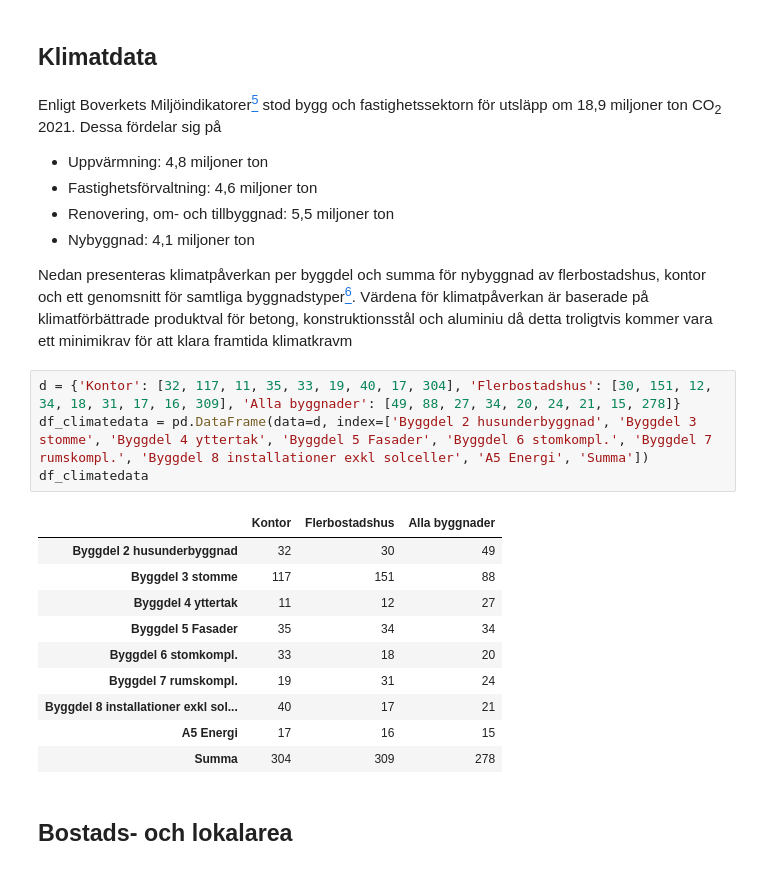
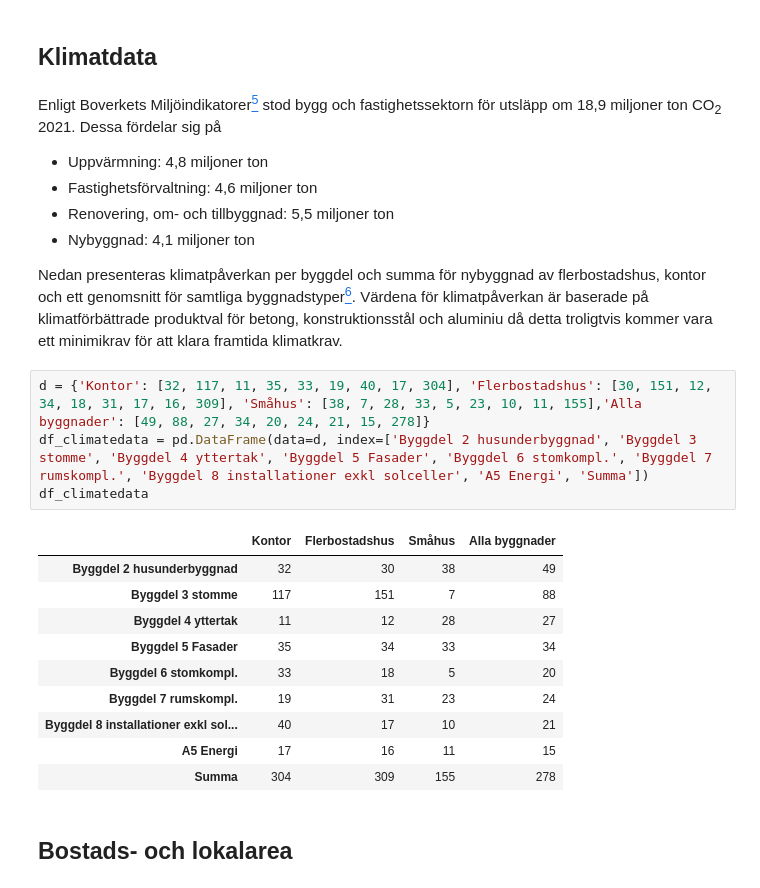
Before and after one commit to handmadethings/climate-impact-real-estate-se, a Jupyter notebook: climate-impact-re-se.ipynb, the cells around one changed output. Drawn from its saved outputs; the diff is of its cells as text.

Commit message:
La till småhus, fixade stavfel

```diff
--- a/climate-impact-re-se.ipynb
+++ b/climate-impact-re-se.ipynb
@@ -74,22 +74,22 @@ Enligt Boverkets Miljöindikatorer[<sup>5</sup>](#fn5) stod bygg och fastighetss
 * Nybyggnad: 4,1 miljoner ton
 
 Nedan presenteras klimatpåverkan per byggdel och summa för nybyggnad av flerbostadshus, kontor och ett genomsnitt för samtliga byggnadstyper[<sup>6</sup>](#fn6). Värdena för klimatpåverkan är baserade på klimatförbättrade produktval för betong,
-konstruktionsstål och aluminiu då detta troligtvis kommer vara ett minimikrav för att klara framtida klimatkravm
+konstruktionsstål och aluminiu då detta troligtvis kommer vara ett minimikrav för att klara framtida klimatkrav.
 # %%
-d = {'Kontor': [32, 117, 11, 35, 33, 19, 40, 17, 304], 'Flerbostadshus': [30, 151, 12, 34, 18, 31, 17, 16, 309], 'Alla byggnader': [49, 88, 27, 34, 20, 24, 21, 15, 278]}
+d = {'Kontor': [32, 117, 11, 35, 33, 19, 40, 17, 304], 'Flerbostadshus': [30, 151, 12, 34, 18, 31, 17, 16, 309], 'Småhus': [38, 7, 28, 33, 5, 23, 10, 11, 155],'Alla byggnader': [49, 88, 27, 34, 20, 24, 21, 15, 278]}
 df_climatedata = pd.DataFrame(data=d, index=['Byggdel 2 husunderbyggnad', 'Byggdel 3 stomme', 'Byggdel 4 yttertak', 'Byggdel 5 Fasader', 'Byggdel 6 stomkompl.', 'Byggdel 7 rumskompl.', 'Byggdel 8 installationer exkl solceller', 'A5 Energi', 'Summa'])
 df_climatedata
 # %% [output]
-|  | Kontor | Flerbostadshus | Alla byggnader |
-| Byggdel 2 husunderbyggnad | 32 | 30 | 49 |
-| Byggdel 3 stomme | 117 | 151 | 88 |
-| Byggdel 4 yttertak | 11 | 12 | 27 |
-| Byggdel 5 Fasader | 35 | 34 | 34 |
-| Byggdel 6 stomkompl. | 33 | 18 | 20 |
-| Byggdel 7 rumskompl. | 19 | 31 | 24 |
-| Byggdel 8 installationer exkl sol... | 40 | 17 | 21 |
-| A5 Energi | 17 | 16 | 15 |
-| Summa | 304 | 309 | 278 |
+|  | Kontor | Flerbostadshus | Småhus | Alla byggnader |
+| Byggdel 2 husunderbyggnad | 32 | 30 | 38 | 49 |
+| Byggdel 3 stomme | 117 | 151 | 7 | 88 |
+| Byggdel 4 yttertak | 11 | 12 | 28 | 27 |
+| Byggdel 5 Fasader | 35 | 34 | 33 | 34 |
+| Byggdel 6 stomkompl. | 33 | 18 | 5 | 20 |
+| Byggdel 7 rumskompl. | 19 | 31 | 23 | 24 |
+| Byggdel 8 installationer exkl sol... | 40 | 17 | 10 | 21 |
+| A5 Energi | 17 | 16 | 11 | 15 |
+| Summa | 304 | 309 | 155 | 278 |
 # %% [markdown]
 ## Bostads- och lokalarea
 # %% [markdown]
```
Also changed, not shown: parts of 3 cells of this notebook.
